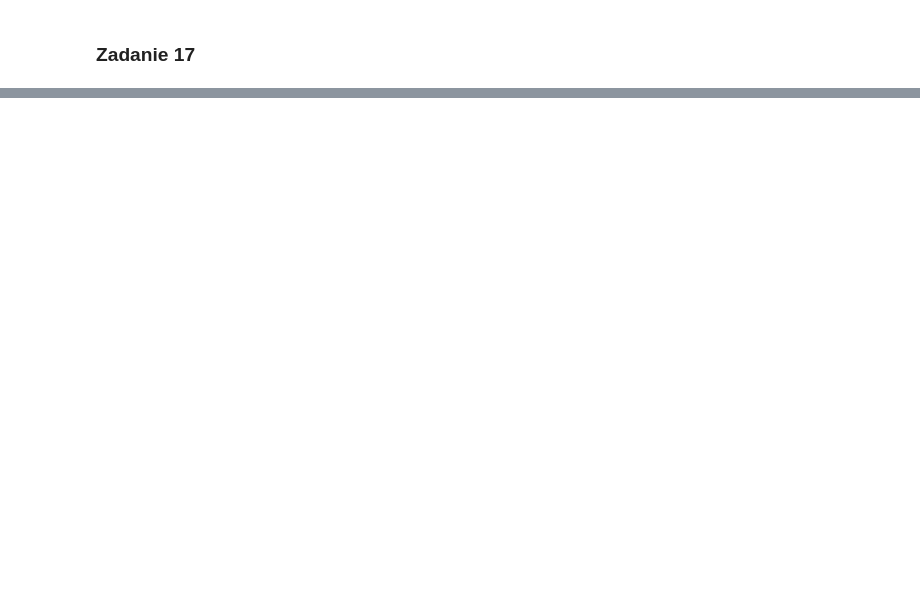
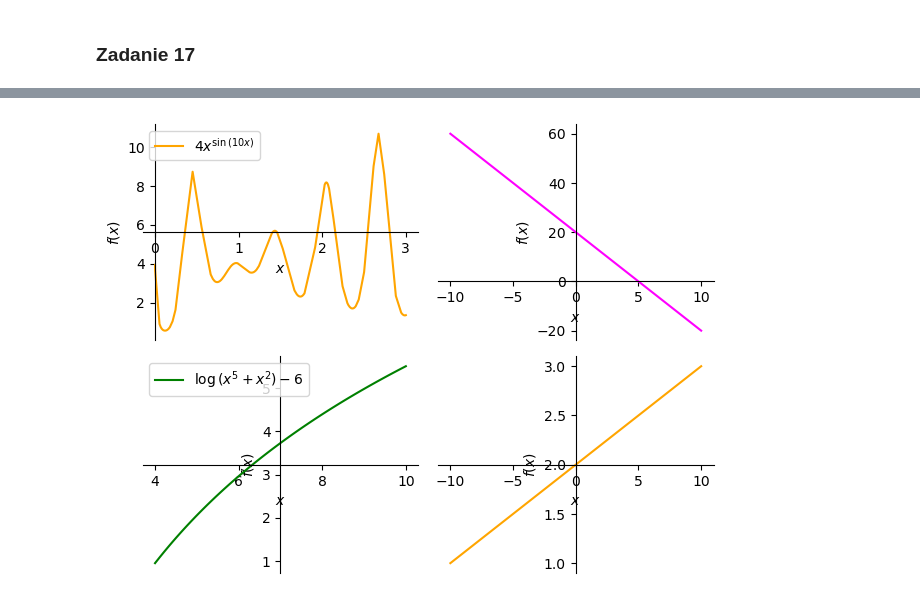
Before and after one commit to pzajaczkowski/ONWP, a Jupyter notebook: wizualizacje/wizualizacje.ipynb, the cells around one changed output, grey strips where cells are left out. Cells and saved outputs as stored; diff of their text form; code cells hidden in the pictures; blank space fills up the shorter version.

```diff
--- a/wizualizacje/wizualizacje.ipynb
+++ b/wizualizacje/wizualizacje.ipynb
@@ -495,0 +529,4 @@ ValueError: The number of free_symbols in the expression is greater than 2
+# %%
+pg2 = sp.plotting.PlotGrid(2, 2, p1_2, p3_2, p1_3, p3_3)
+# %% [output]
+[figure, added]
```
Also changed, not shown: parts of 20 cells of this notebook, 3 other files.
